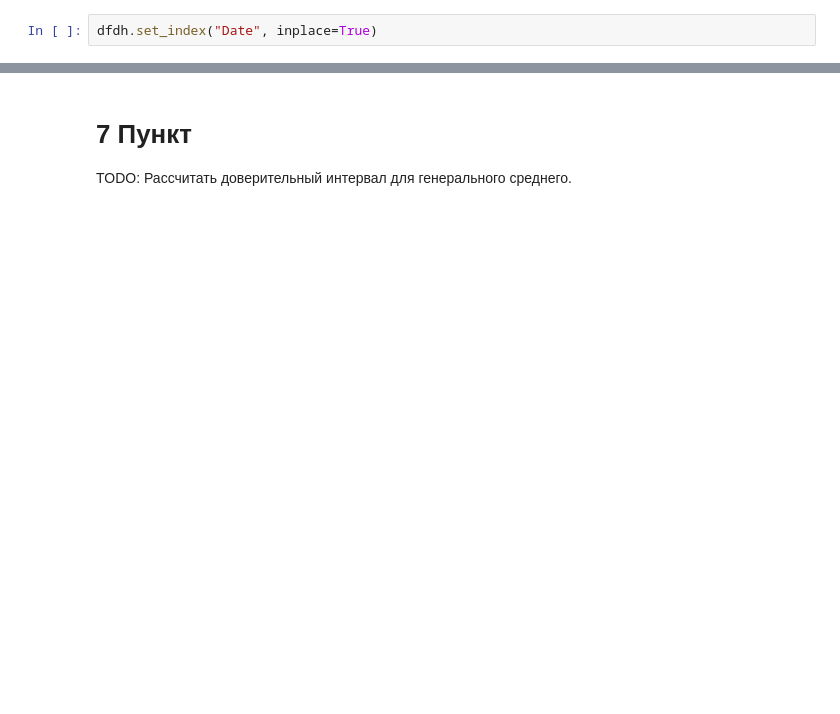
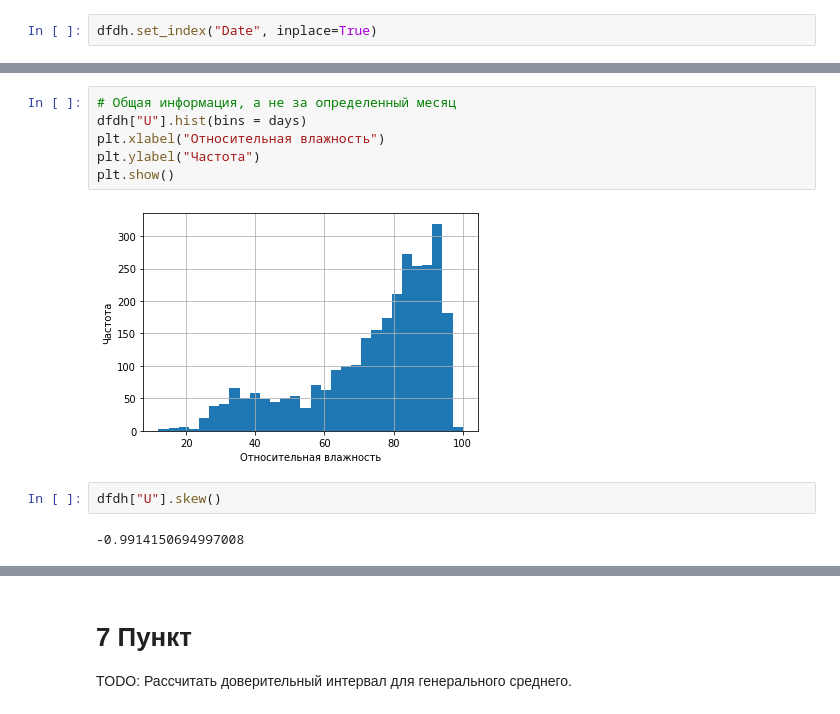
Before and after one commit to mbluuka/7semestr, a Jupyter notebook: LR1.ipynb, the cells around one changed output, grey strips where cells are left out. Cells and saved outputs as stored; diff of their text form; blank space fills up the shorter version.

```diff
--- a/LR1.ipynb
+++ b/LR1.ipynb
@@ -365,0 +400,12 @@ plt.show()
+# %%
+# Общая информация, а не за определенный месяц
+dfdh["U"].hist(bins = days)
+plt.xlabel("Относительная влажность")
+plt.ylabel("Частота")
+plt.show()
+# %% [output]
+[figure, added]
+# %%
+dfdh["U"].skew()
+# %% [output]
+-0.9914150694997008
```
Also changed, not shown: parts of 12 cells of this notebook.
